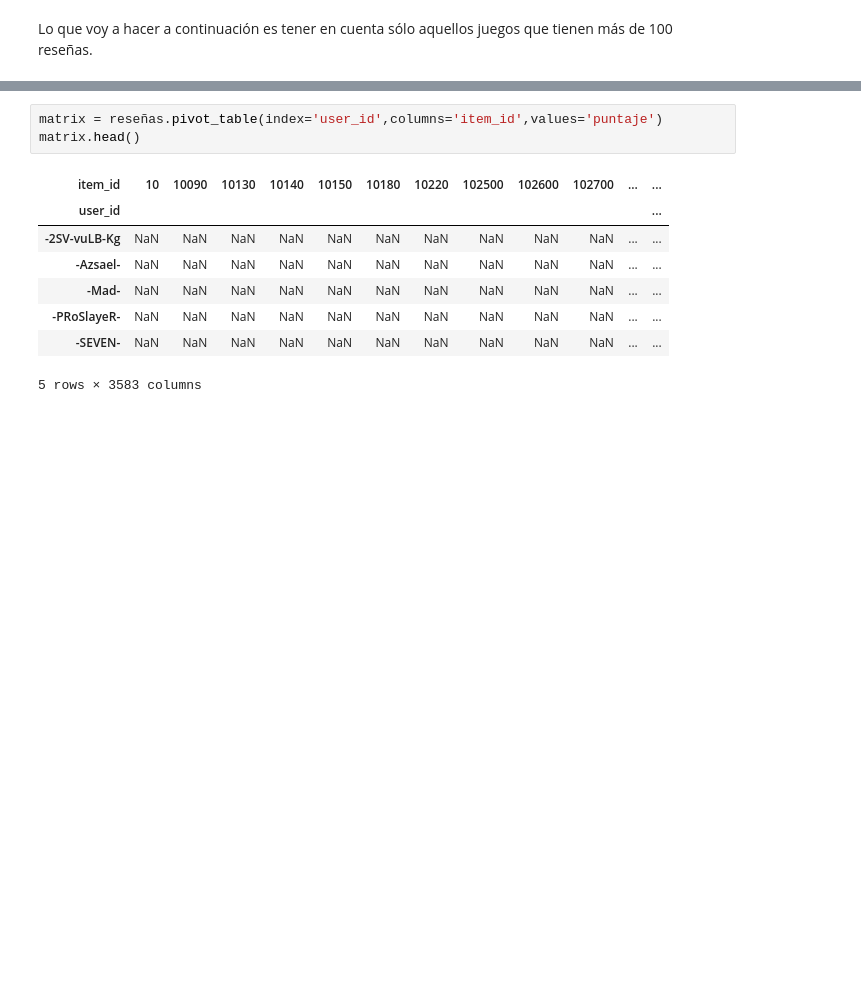
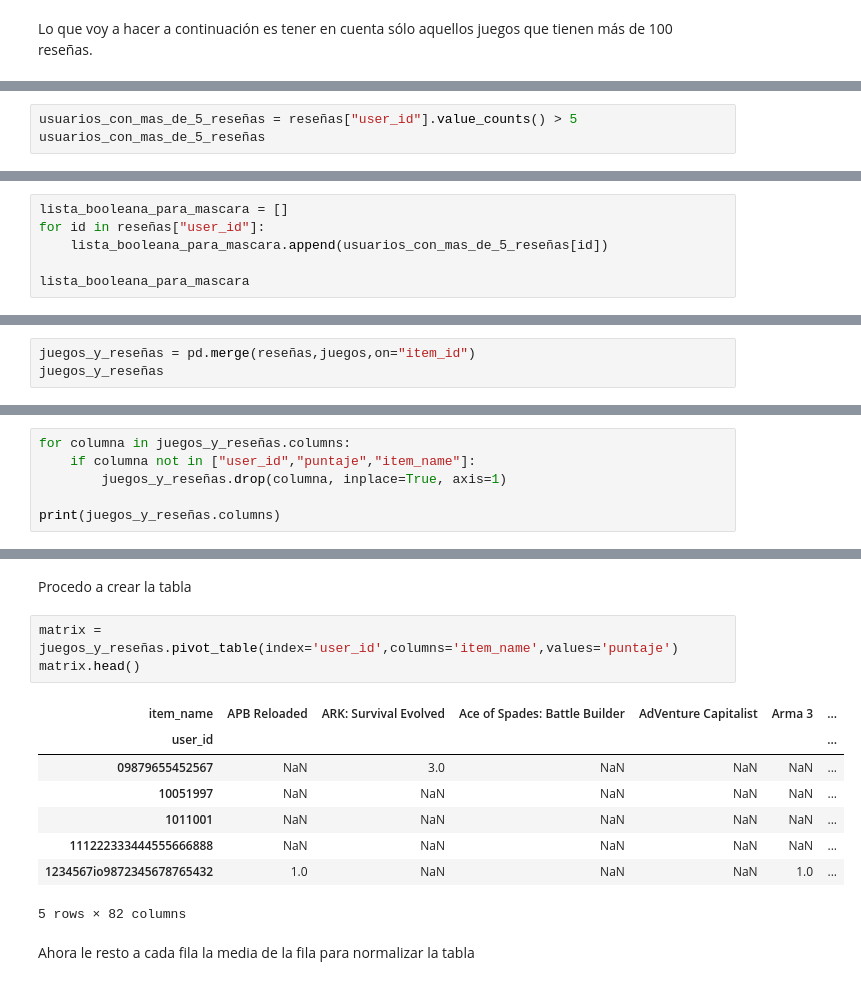
Before and after one commit to Tagliaferro22/steam-games, a Jupyter notebook: sistema_recomendacion/user_item.ipynb, the cells around one changed output, grey strips where cells are left out. Cells and saved outputs as stored; diff of their text form; blank space fills up the shorter version.

```diff
--- a/sistema_recomendacion/user_item.ipynb
+++ b/sistema_recomendacion/user_item.ipynb
@@ -138,0 +179,3 @@ lista_booleana_para_mascara
+# %%
+usuarios_con_mas_de_5_reseñas = reseñas["user_id"].value_counts() > 5
+usuarios_con_mas_de_5_reseñas
@@ -145 +202,7 @@ True       99
 Name: count, dtype: int64
+# %%
+lista_booleana_para_mascara = []
+for id in reseñas["user_id"]:
+    lista_booleana_para_mascara.append(usuarios_con_mas_de_5_reseñas[id])
+
+lista_booleana_para_mascara
@@ -169,0 +300,3 @@ len(reseñas["item_id"].unique())
+# %%
+juegos_y_reseñas = pd.merge(reseñas,juegos,on="item_id")
+juegos_y_reseñas
@@ -169,0 +337,6 @@ len(reseñas["item_id"].unique())
+# %%
+for columna in juegos_y_reseñas.columns:
+    if columna not in ["user_id","puntaje","item_name"]:
+        juegos_y_reseñas.drop(columna, inplace=True, axis=1)
+
+print(juegos_y_reseñas.columns)
@@ -170,15 +371,19 @@ len(reseñas["item_id"].unique())
+# %% [markdown]
+Procedo a crear la tabla
 # %%
-matrix = reseñas.pivot_table(index='user_id',columns='item_id',values='puntaje')
+matrix = juegos_y_reseñas.pivot_table(index='user_id',columns='item_name',values='puntaje')
 matrix.head()
 # %% [output]
-| item_id | 10 | 10090 | 10130 | 10140 | 10150 | 10180 | 10220 | 102500 | 102600 | 102700 | ... | ... |
-| user_id |  |  |  |  |  |  |  |  |  |  |  | ... |
-| -2SV-vuLB-Kg | NaN | NaN | NaN | NaN | NaN | NaN | NaN | NaN | NaN | NaN | ... | ... |
-| -Azsael- | NaN | NaN | NaN | NaN | NaN | NaN | NaN | NaN | NaN | NaN | ... | ... |
-| -Mad- | NaN | NaN | NaN | NaN | NaN | NaN | NaN | NaN | NaN | NaN | ... | ... |
-| -PRoSlayeR- | NaN | NaN | NaN | NaN | NaN | NaN | NaN | NaN | NaN | NaN | ... | ... |
-| -SEVEN- | NaN | NaN | NaN | NaN | NaN | NaN | NaN | NaN | NaN | NaN | ... | ... |
+| item_name | APB Reloaded | ARK: Survival Evolved | Ace of Spades: Battle Builder | AdVenture Capitalist | Arma 3 | ... |
+| user_id |  |  |  |  |  | ... |
+| 09879655452567 | NaN | 3.0 | NaN | NaN | NaN | ... |
+| 10051997 | NaN | NaN | NaN | NaN | NaN | ... |
+| 1011001 | NaN | NaN | NaN | NaN | NaN | ... |
+| 111222333444555666888 | NaN | NaN | NaN | NaN | NaN | ... |
+| 1234567io9872345678765432 | 1.0 | NaN | NaN | NaN | 1.0 | ... |
-5 rows × 3583 columns
+5 rows × 82 columns
+# %% [markdown]
+Ahora le resto a cada fila la media de la fila para normalizar la tabla
 # %%
 matrix_norm = matrix.subtract(matrix.mean(axis=1), axis = 'rows')
 matrix_norm.head()
```
Also changed, not shown: parts of 49 cells of this notebook.
